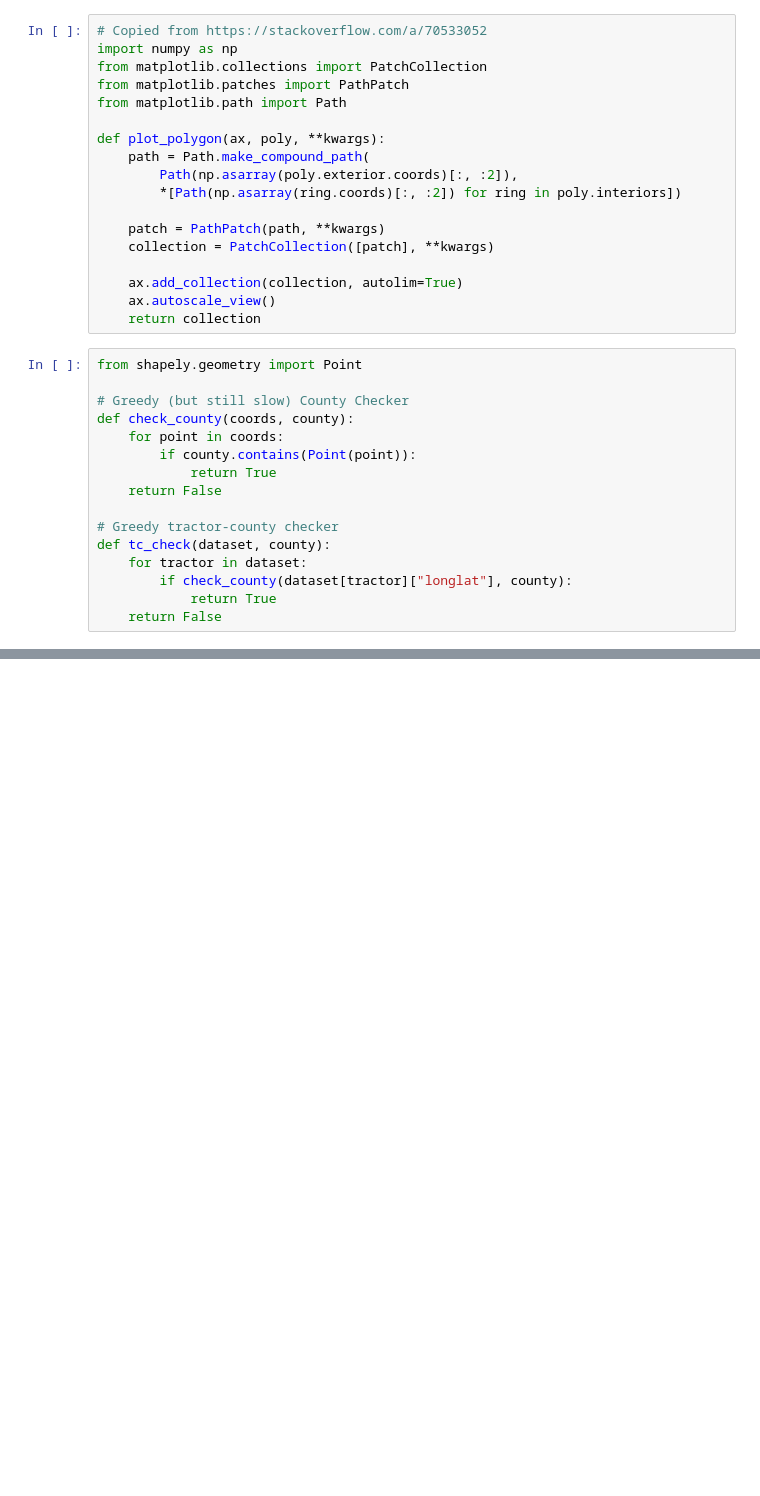
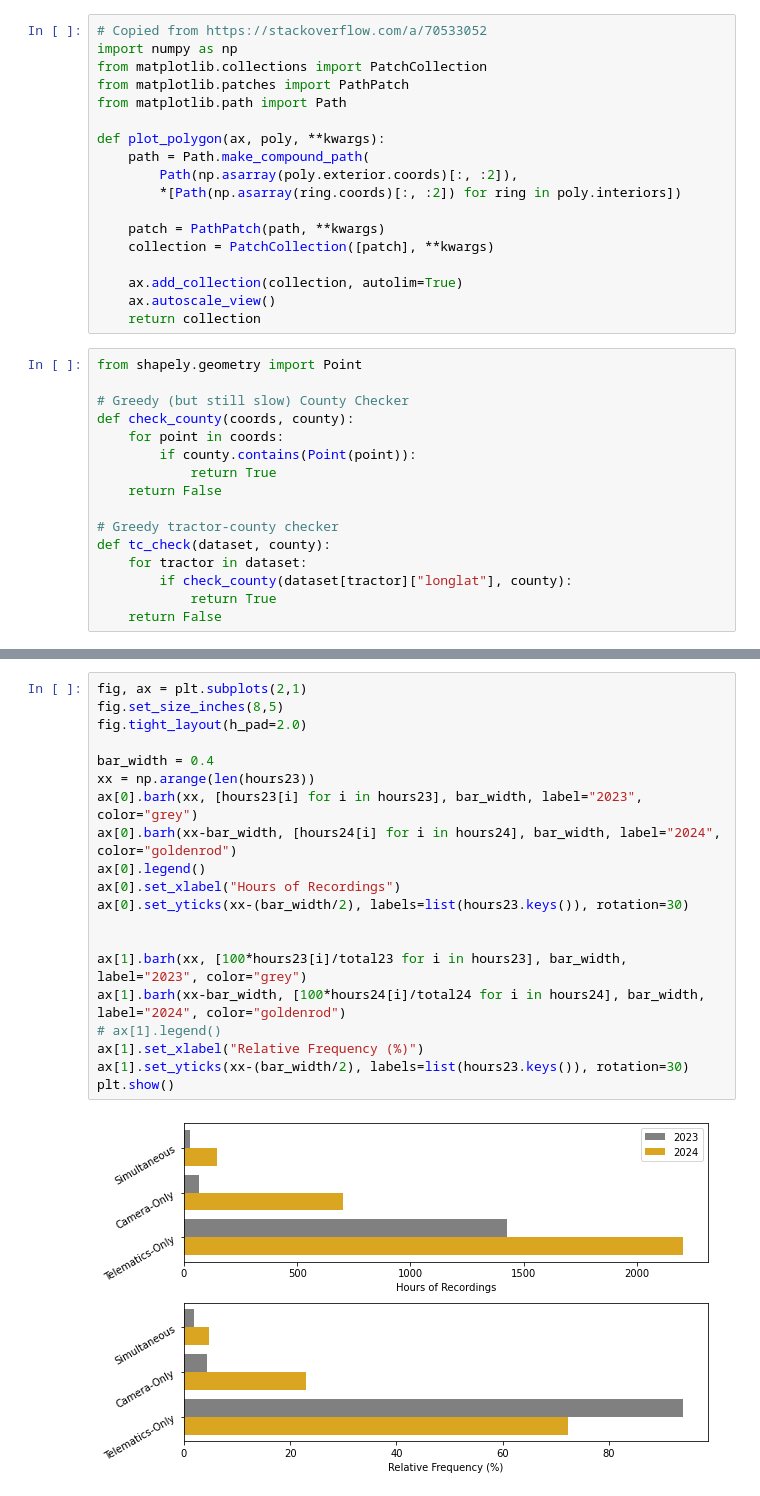
Before and after one commit to tjwieg/MS_thesis, a Jupyter notebook: plots/unify_gps24.ipynb, the cells around one changed output, grey strips where cells are left out. Saved outputs shown, nothing was run; the diff lists cells and outputs as text; blank space fills up the shorter version.

```diff
--- a/plots/unify_gps24.ipynb
+++ b/plots/unify_gps24.ipynb
@@ -440,0 +458,22 @@ plt.show()
+# %%
+fig, ax = plt.subplots(2,1)
+fig.set_size_inches(8,5)
+fig.tight_layout(h_pad=2.0)
+
+bar_width = 0.4
+xx = np.arange(len(hours23))
+ax[0].barh(xx, [hours23[i] for i in hours23], bar_width, label="2023", color="grey")
+ax[0].barh(xx-bar_width, [hours24[i] for i in hours24], bar_width, label="2024", color="goldenrod")
+ax[0].legend()
+ax[0].set_xlabel("Hours of Recordings")
+ax[0].set_yticks(xx-(bar_width/2), labels=list(hours23.keys()), rotation=30)
+
+
+ax[1].barh(xx, [100*hours23[i]/total23 for i in hours23], bar_width, label="2023", color="grey")
+ax[1].barh(xx-bar_width, [100*hours24[i]/total24 for i in hours24], bar_width, label="2024", color="goldenrod")
+# ax[1].legend()
+ax[1].set_xlabel("Relative Frequency (%)")
+ax[1].set_yticks(xx-(bar_width/2), labels=list(hours23.keys()), rotation=30)
+plt.show()
+# %% [output]
+[figure, added]
```
Also changed, not shown: parts of 14 cells of this notebook, 14 other files.
